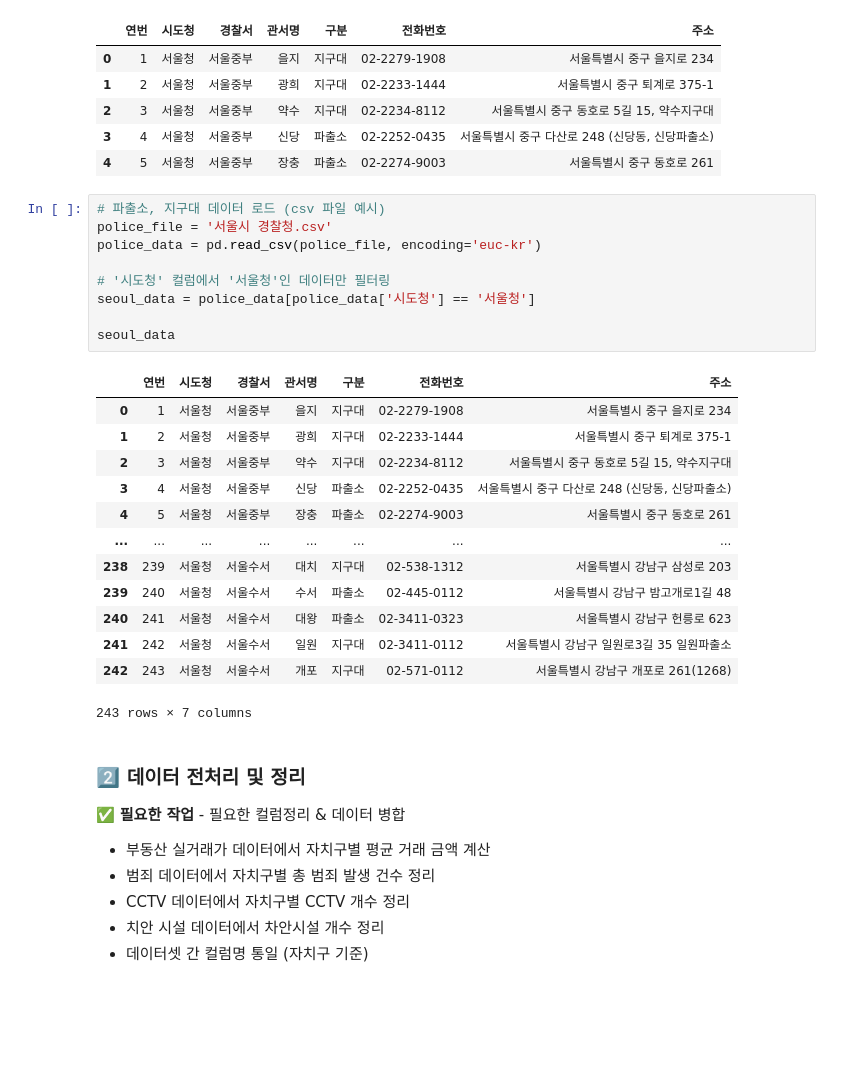
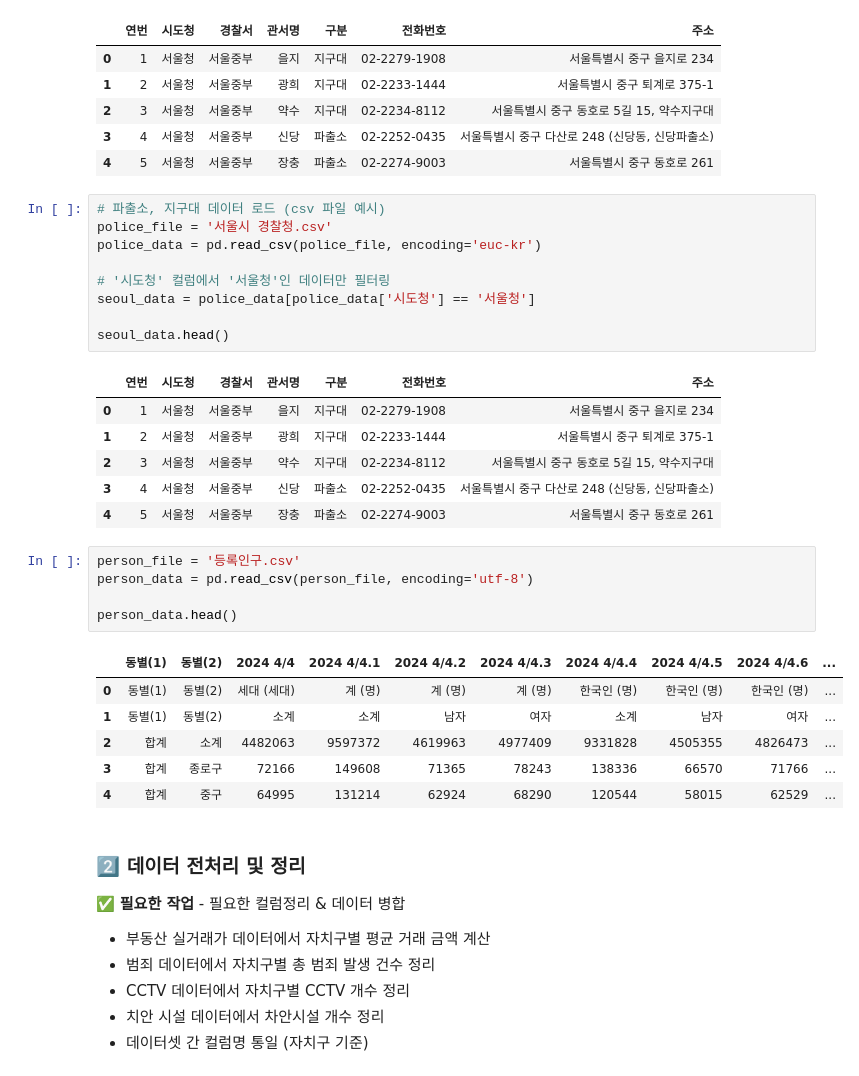
Before and after one commit to yetk124/miniProject_-, a Jupyter notebook: data.ipynb, the cells around one changed output. Cells and saved outputs as stored; diff of their text form; blank space fills up the shorter version.

```diff
--- a/data.ipynb
+++ b/data.ipynb
@@ -138,7 +133,7 @@ police_data = pd.read_csv(police_file, encoding='euc-kr')
 # '시도청' 컬럼에서 '서울청'인 데이터만 필터링
 seoul_data = police_data[police_data['시도청'] == '서울청']
 
-seoul_data
+seoul_data.head()
 # %% [output]
 |  | 연번 | 시도청 | 경찰서 | 관서명 | 구분 | 전화번호 | 주소 |
 | 0 | 1 | 서울청 | 서울중부 | 을지 | 지구대 | 02-2279-1908 | 서울특별시 중구 을지로 234 |
@@ -146,13 +141,18 @@ seoul_data
 | 2 | 3 | 서울청 | 서울중부 | 약수 | 지구대 | 02-2234-8112 | 서울특별시 중구 동호로 5길 15, 약수지구대 |
 | 3 | 4 | 서울청 | 서울중부 | 신당 | 파출소 | 02-2252-0435 | 서울특별시 중구 다산로 248 (신당동, 신당파출소) |
 | 4 | 5 | 서울청 | 서울중부 | 장충 | 파출소 | 02-2274-9003 | 서울특별시 중구 동호로 261 |
-| ... | ... | ... | ... | ... | ... | ... | ... |
-| 238 | 239 | 서울청 | 서울수서 | 대치 | 지구대 | 02-538-1312 | 서울특별시 강남구 삼성로 203 |
-| 239 | 240 | 서울청 | 서울수서 | 수서 | 파출소 | 02-445-0112 | 서울특별시 강남구 밤고개로1길 48 |
-| 240 | 241 | 서울청 | 서울수서 | 대왕 | 파출소 | 02-3411-0323 | 서울특별시 강남구 헌릉로 623 |
-| 241 | 242 | 서울청 | 서울수서 | 일원 | 지구대 | 02-3411-0112 | 서울특별시 강남구 일원로3길 35 일원파출소 |
-| 242 | 243 | 서울청 | 서울수서 | 개포 | 지구대 | 02-571-0112 | 서울특별시 강남구 개포로 261(1268) |
-243 rows × 7 columns
+# %%
+person_file = '등록인구.csv'
+person_data = pd.read_csv(person_file, encoding='utf-8')
+
+person_data.head()
+# %% [output]
+|  | 동별(1) | 동별(2) | 2024 4/4 | 2024 4/4.1 | 2024 4/4.2 | 2024 4/4.3 | 2024 4/4.4 | 2024 4/4.5 | 2024 4/4.6 | ... |
+| 0 | 동별(1) | 동별(2) | 세대 (세대) | 계 (명) | 계 (명) | 계 (명) | 한국인 (명) | 한국인 (명) | 한국인 (명) | ... |
+| 1 | 동별(1) | 동별(2) | 소계 | 소계 | 남자 | 여자 | 소계 | 남자 | 여자 | ... |
+| 2 | 합계 | 소계 | 4482063 | 9597372 | 4619963 | 4977409 | 9331828 | 4505355 | 4826473 | ... |
+| 3 | 합계 | 종로구 | 72166 | 149608 | 71365 | 78243 | 138336 | 66570 | 71766 | ... |
+| 4 | 합계 | 중구 | 64995 | 131214 | 62924 | 68290 | 120544 | 58015 | 62529 | ... |
 # %% [markdown]
 ### 2️⃣ 데이터 전처리 및 정리
 
```
Also changed, not shown: parts of 37 cells of this notebook, 10 other files.
